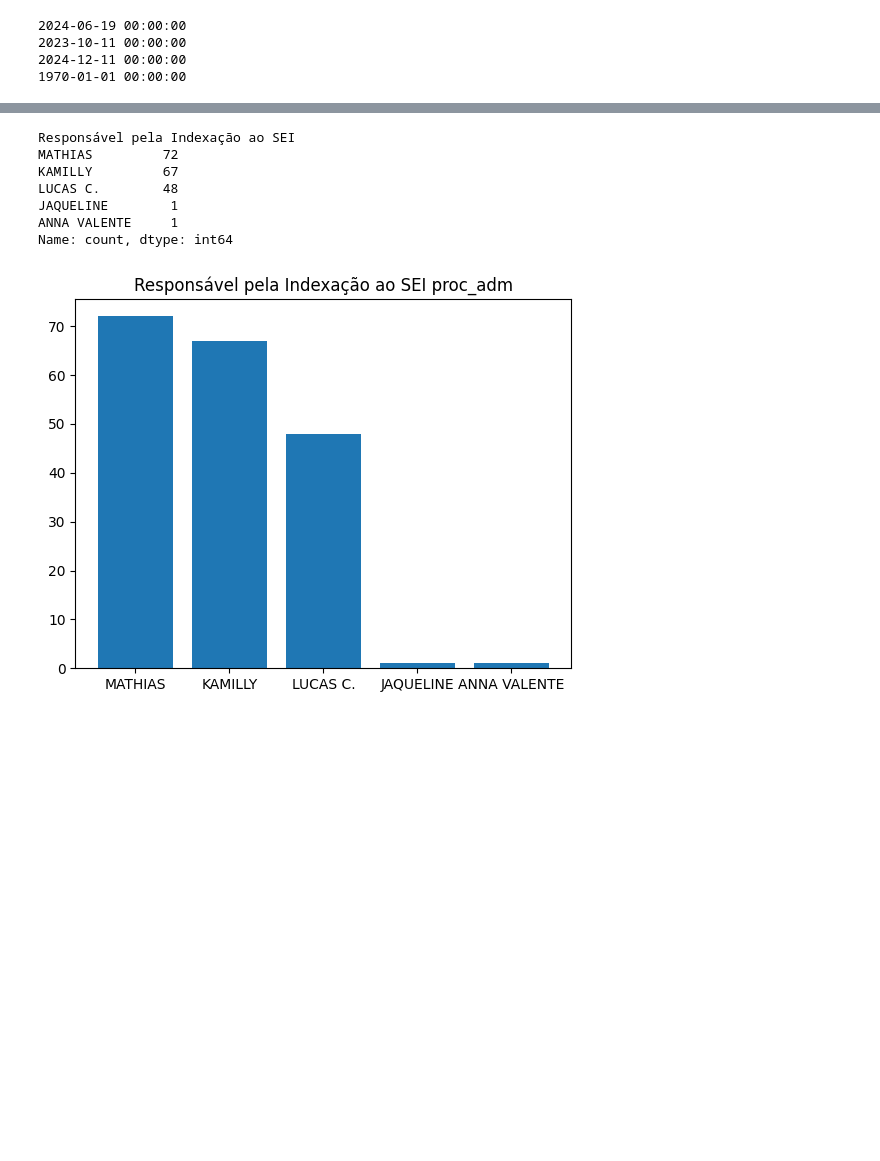
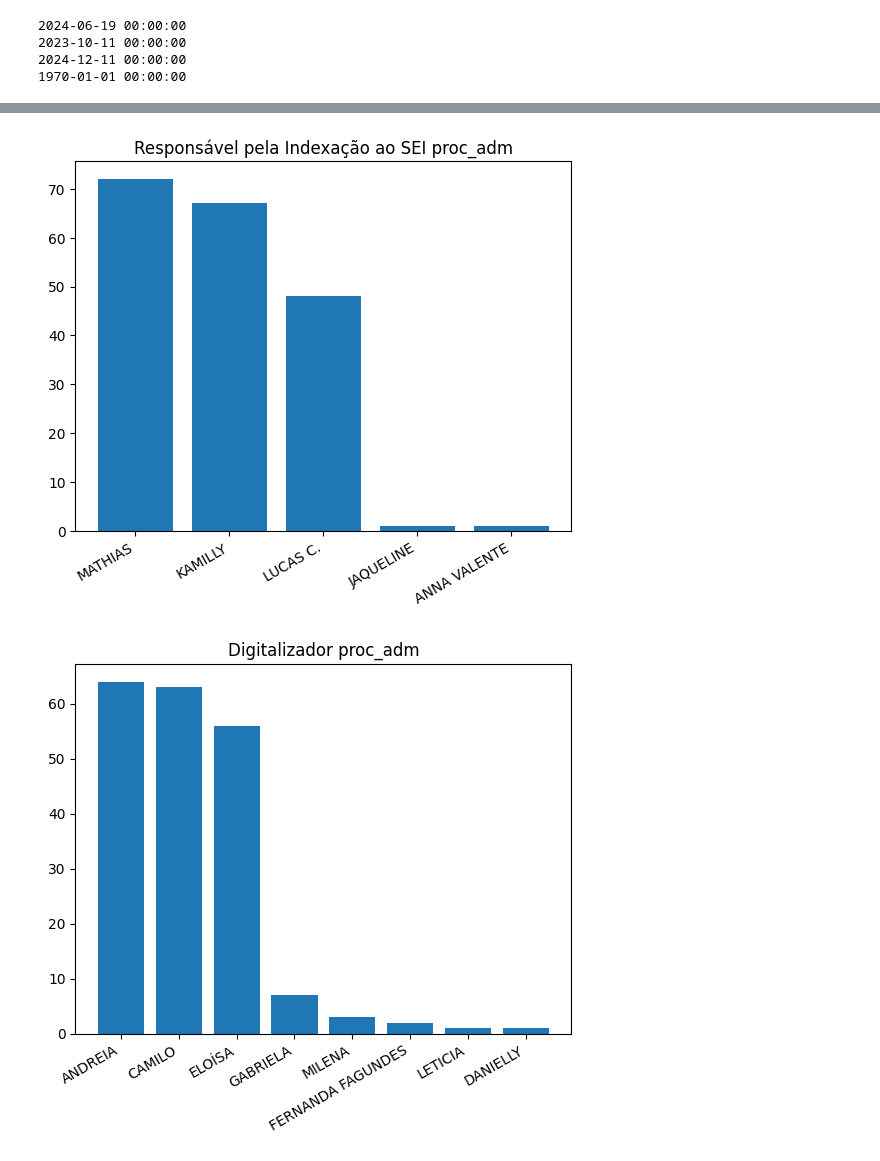
Before and after one commit to Gabxist/Prog_ap, a Jupyter notebook: Prog_ap_ANALISE_DE_DADOS.ipynb, the cells around one changed output, grey strips where cells are left out. Saved outputs shown, nothing was run; the diff lists cells and outputs as text; code cells hidden in the pictures; blank space fills up the shorter version.

```diff
--- a/Prog_ap_ANALISE_DE_DADOS.ipynb
+++ b/Prog_ap_ANALISE_DE_DADOS.ipynb
@@ -148,15 +161,14 @@ média de folhas PA's digitalizados 51.310880829015545
 # %%
 proc_adm_list =proc_adm['Responsável pela Indexação ao SEI'].value_counts()
-print(proc_adm_list)
 plt.bar(proc_adm_list.index, proc_adm_list)
 plt.title('Responsável pela Indexação ao SEI proc_adm')
+plt.xticks(rotation=30, ha='right')
 plt.show()
+proc_adm_list =proc_adm['Digitalizador'].value_counts()
+plt.bar(proc_adm_list.index, proc_adm_list)
+plt.title('Digitalizador proc_adm')
+plt.xticks(rotation=30, ha='right')
+plt.show()
 # %% [output]
-Responsável pela Indexação ao SEI
-MATHIAS         72
-KAMILLY         67
-LUCAS C.        48
-JAQUELINE        1
-ANNA VALENTE     1
-Name: count, dtype: int64
-[figure, old version]
+[figure, new version]
+[figure, added]
```
Also changed, not shown: parts of 15 cells of this notebook.
